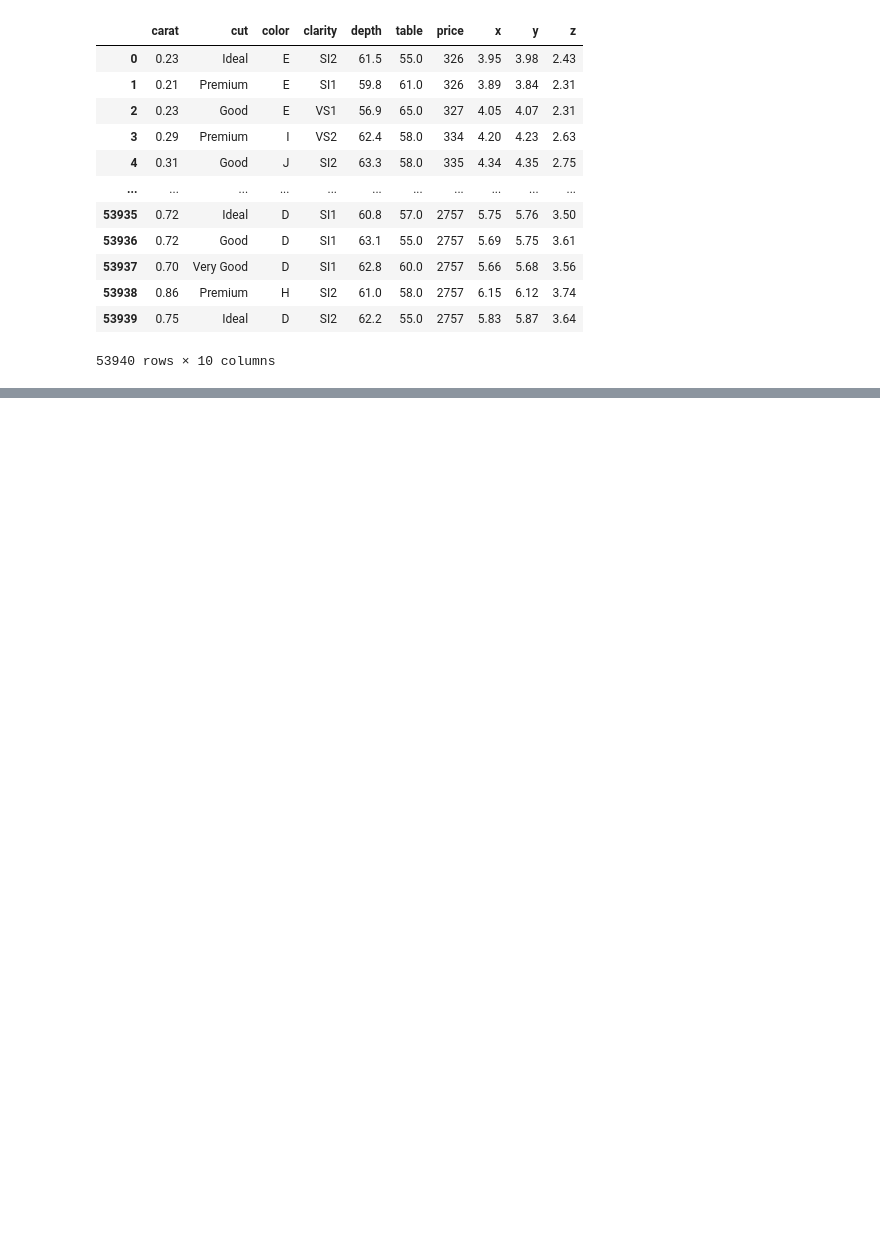
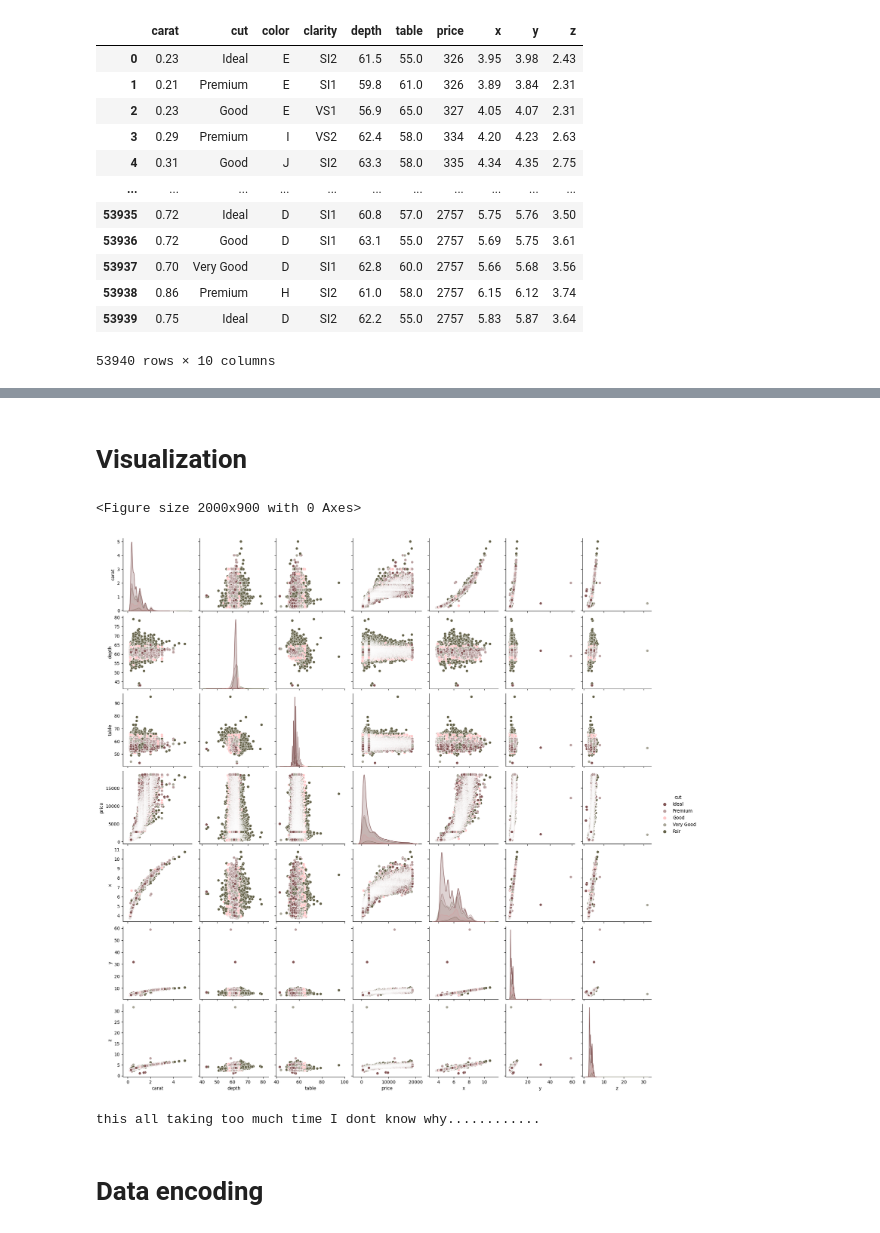
Before and after one commit to GyanPrakashkushwaha/DiamondPricePrediction, a Jupyter notebook: notebook/eda.ipynb, the cells around one changed output, grey strips where cells are left out. Drawn from its saved outputs; the diff is of its cells as text; code cells hidden in the pictures; blank space fills up the shorter version.

```diff
--- a/notebook/eda.ipynb
+++ b/notebook/eda.ipynb
@@ -75 +102,4 @@ df.describe()
 | max | 5.010000 | 79.000000 | 95.000000 | 18823.000000 | 10.740000 | 58.900000 | 31.800000 |
+# %%
+df.duplicated().sum()
+df.drop_duplicates(inplace=True)
@@ -75,0 +126,6 @@ df.describe()
+# %%
+#Dropping dimentionless diamonds
+df = df.drop(df[df["x"]==0].index)
+df = df.drop(df[df["y"]==0].index)
+df = df.drop(df[df["z"]==0].index)
+df.shape
@@ -75,0 +164,9 @@ df.describe()
+# %% [markdown]
+# Visualization
+# %%
+plt.figure(figsize=(20,9))
+shade = ["#835656", "#baa0a0", "#ffc7c8", "#a9a799", "#65634a"]
+ax = sns.pairplot(df, hue= "cut",palette=shade)# I chose "cut" as hue. We can also examine other attributes in hue with less value count.
+# %% [output]
+<Figure size 2000x900 with 0 Axes>
+[figure, added]
@@ -75,0 +179,12 @@ df.describe()
+# %%
+# fig, axs = plt.subplots(1, 2, figsize=(15, 7))
+# plt.subplot(121)
+# sns.histplot(data=df,x='table',bins=30,kde=True,color='g')
+# plt.subplot(122)
+# sns.histplot(data=df,x='depth',kde=True,hue='price')
+# plt.show()
+print('this all taking too much time I dont know why............')
+# %% [output]
+this all taking too much time I dont know why............
+# %% [markdown]
+# Data encoding
```
Also changed, not shown: parts of 11 cells of this notebook, 3 other files.
